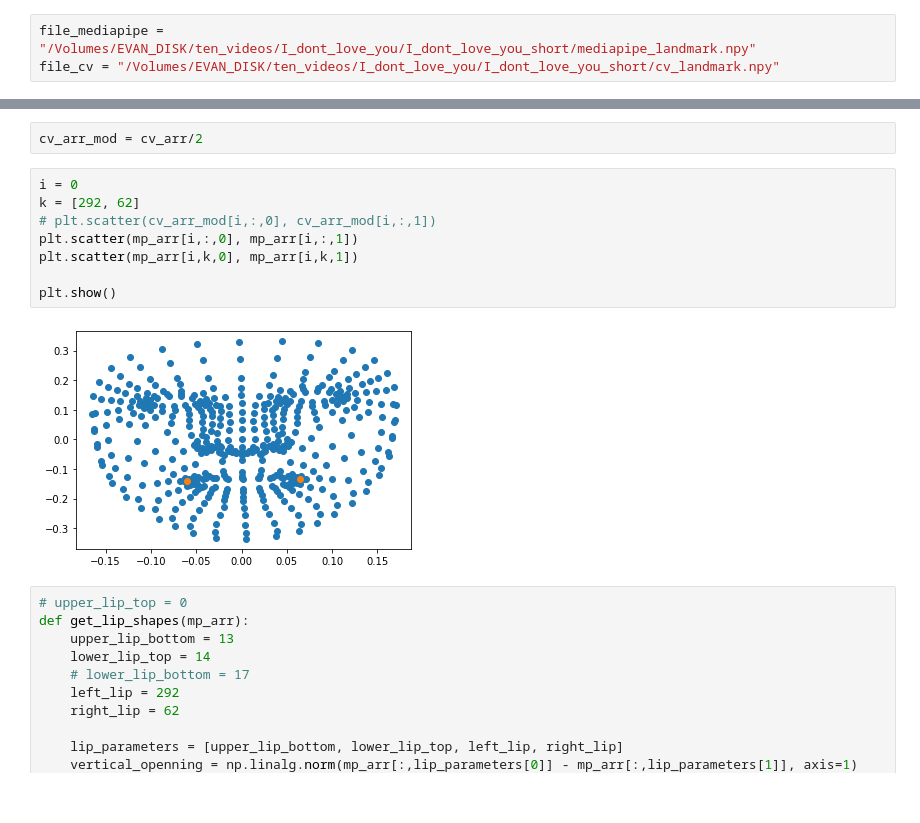
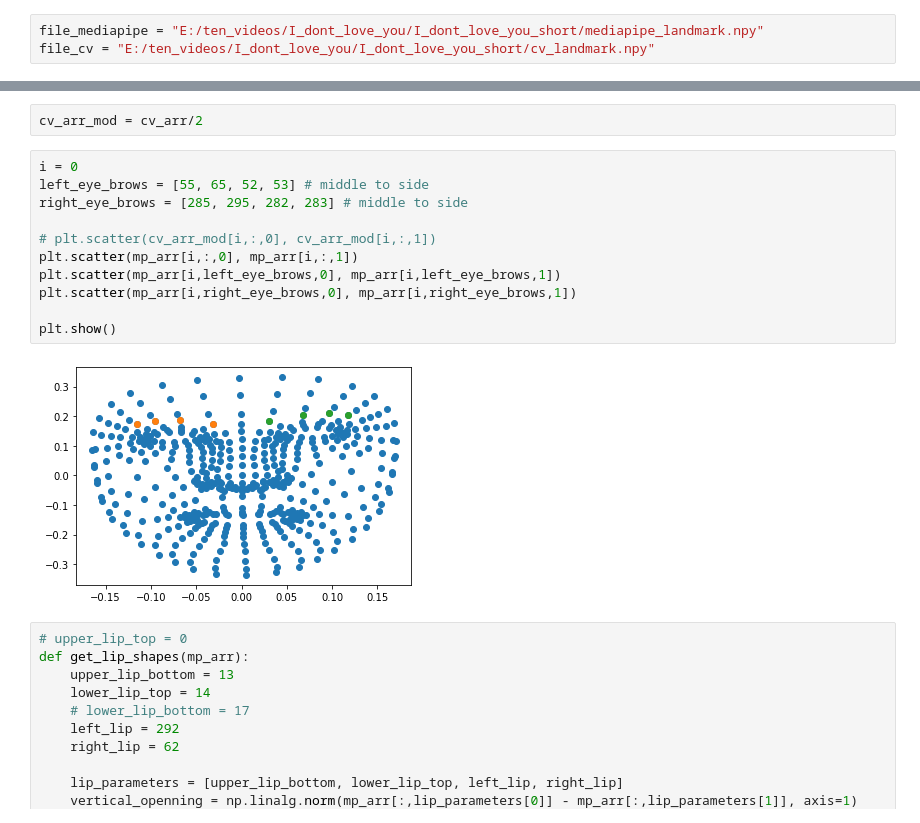
Before and after one commit to EvanSamaa/jali_sing, a Jupyter notebook: face_index_test.ipynb, the cells around one changed output, grey strips where cells are left out. Cells and saved outputs as stored; diff of their text form.

```diff
--- a/face_index_test.ipynb
+++ b/face_index_test.ipynb
@@ -106,8 +107,8 @@ plt.show()
 # %% [output]
 [figure]
 # %%
-file_mediapipe = "/Volumes/EVAN_DISK/ten_videos/I_dont_love_you/I_dont_love_you_short/mediapipe_landmark.npy"
-file_cv = "/Volumes/EVAN_DISK/ten_videos/I_dont_love_you/I_dont_love_you_short/cv_landmark.npy"
+file_mediapipe = "E:/ten_videos/I_dont_love_you/I_dont_love_you_short/mediapipe_landmark.npy"
+file_cv = "E:/ten_videos/I_dont_love_you/I_dont_love_you_short/cv_landmark.npy"
 # %%
 cv_arr = np.load(file_cv)
 mp_arr = np.load(file_mediapipe)
@@ -115,14 +116,17 @@ mp_arr = np.load(file_mediapipe)
 cv_arr_mod = cv_arr/2
 # %%
 i = 0
-k = [292, 62]
+left_eye_brows = [55, 65, 52, 53] # middle to side
+right_eye_brows = [285, 295, 282, 283] # middle to side
+
 # plt.scatter(cv_arr_mod[i,:,0], cv_arr_mod[i,:,1])
 plt.scatter(mp_arr[i,:,0], mp_arr[i,:,1])
-plt.scatter(mp_arr[i,k,0], mp_arr[i,k,1])
+plt.scatter(mp_arr[i,left_eye_brows,0], mp_arr[i,left_eye_brows,1])
+plt.scatter(mp_arr[i,right_eye_brows,0], mp_arr[i,right_eye_brows,1])
 
 plt.show()
 # %% [output]
-[figure, old version]
+[figure, new version]
 # %%
 # upper_lip_top = 0
 def get_lip_shapes(mp_arr):
```
Also changed, not shown: parts of 2 cells of this notebook, 10 other files.
